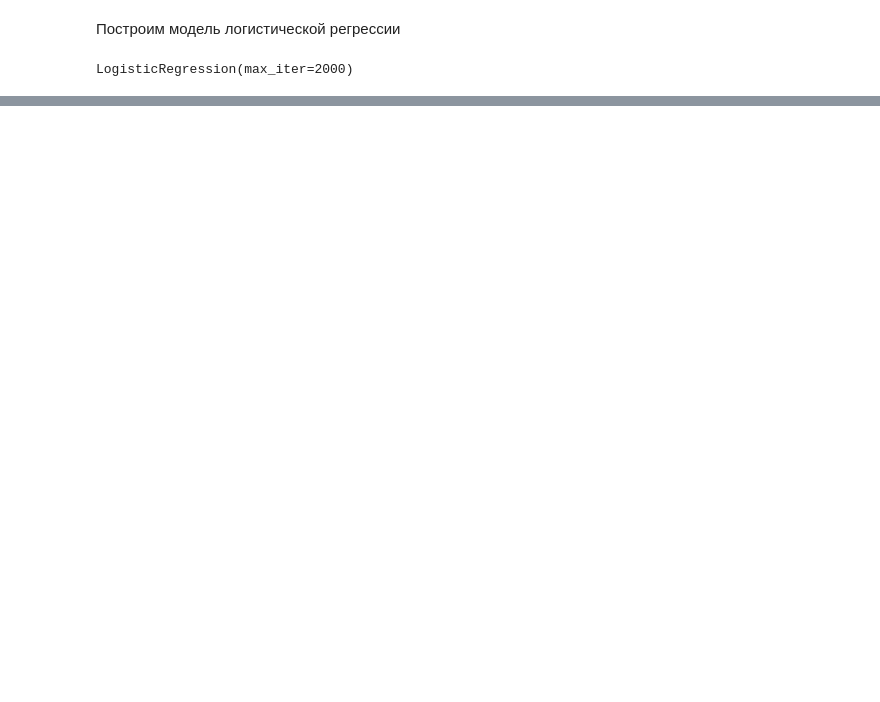
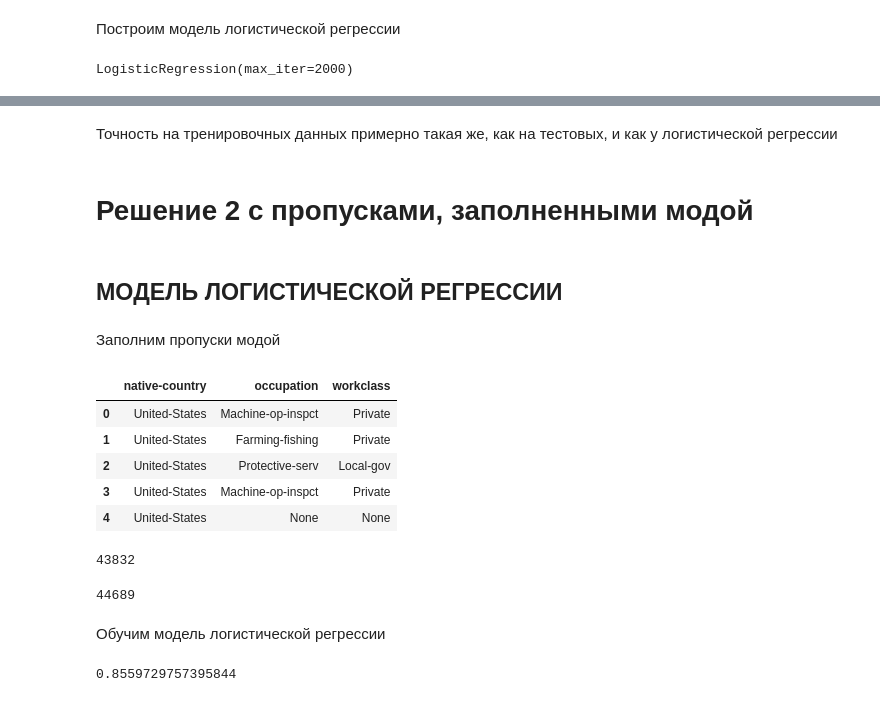
Before and after one commit to miracurue/Adult_project, a Jupyter notebook: Adult_notebook.ipynb, the cells around one changed output, grey strips where cells are left out. Cells and saved outputs as stored; diff of their text form; code cells hidden in the pictures; blank space fills up the shorter version.

```diff
--- a/Adult_notebook.ipynb
+++ b/Adult_notebook.ipynb
@@ -187,0 +272,27 @@ score
+# %% [markdown]
+Точность на тренировочных данных примерно такая же, как на тестовых, и как у логистической регрессии
+# %% [markdown]
+# Решение 2 с пропусками, заполненными модой
+# %% [markdown]
+## МОДЕЛЬ ЛОГИСТИЧЕСКОЙ РЕГРЕССИИ
+# %% [markdown]
+Заполним пропуски модой
+# %%
+df_without_col_2 = df_without_col.copy()
+# %%
+# Столбцы с пропусками
+
+df_without_col_2[['native-country', 'occupation', 'workclass']].head()
+# %% [output]
+|  | native-country | occupation | workclass |
+| 0 | United-States | Machine-op-inspct | Private |
+| 1 | United-States | Farming-fishing | Private |
+| 2 | United-States | Protective-serv | Local-gov |
+| 3 | United-States | Machine-op-inspct | Private |
+| 4 | United-States | None | None |
+# %%
+# Самое часто встречающееся значение в этом столбце - 'United-States', для проверки посмотрим его количество до и после заполнения пропусков
+
+df_without_col_2['native-country'].value_counts()[0]
+# %% [output]
+43832
@@ -187,0 +306,37 @@ score
+# %%
+# Все в порядке, пропуски заполнены
+
+df_without_col_2['native-country'].value_counts()[0]
+# %% [output]
+44689
+# %% [markdown]
+Обучим модель логистической регрессии
+# %%
+# в преобразованных данных первую колонку удаляем
+
+df_encoded = pd.get_dummies(df_without_col_2, columns=['workclass',
+       'marital-status', 'occupation', 'relationship', 'race', 'gender', 'native-country'], drop_first=True)
+
+# масштабируем данные
+
+scaler = MinMaxScaler()
+df_encoded_norm = pd.DataFrame(scaler.fit_transform(df_encoded), columns=df_encoded.columns)
+
+# Разобьем данные на две группы: тренировочную и тестовую
+
+X = df_encoded_norm
+y = df['income']
+
+X_train, X_test, y_train, y_test = train_test_split(X, y, test_size=0.20, random_state=42)
+
+# Обучим модель логистической регрессии
+
+model = LogisticRegression(max_iter=2000)
+model.fit(X_train, y_train)
+
+# Проверим точность предсказания
+
+score = model.score(X_test, y_test)
+score
+# %% [output]
+0.8559729757395844
```
Also changed, not shown: parts of 36 cells of this notebook.
